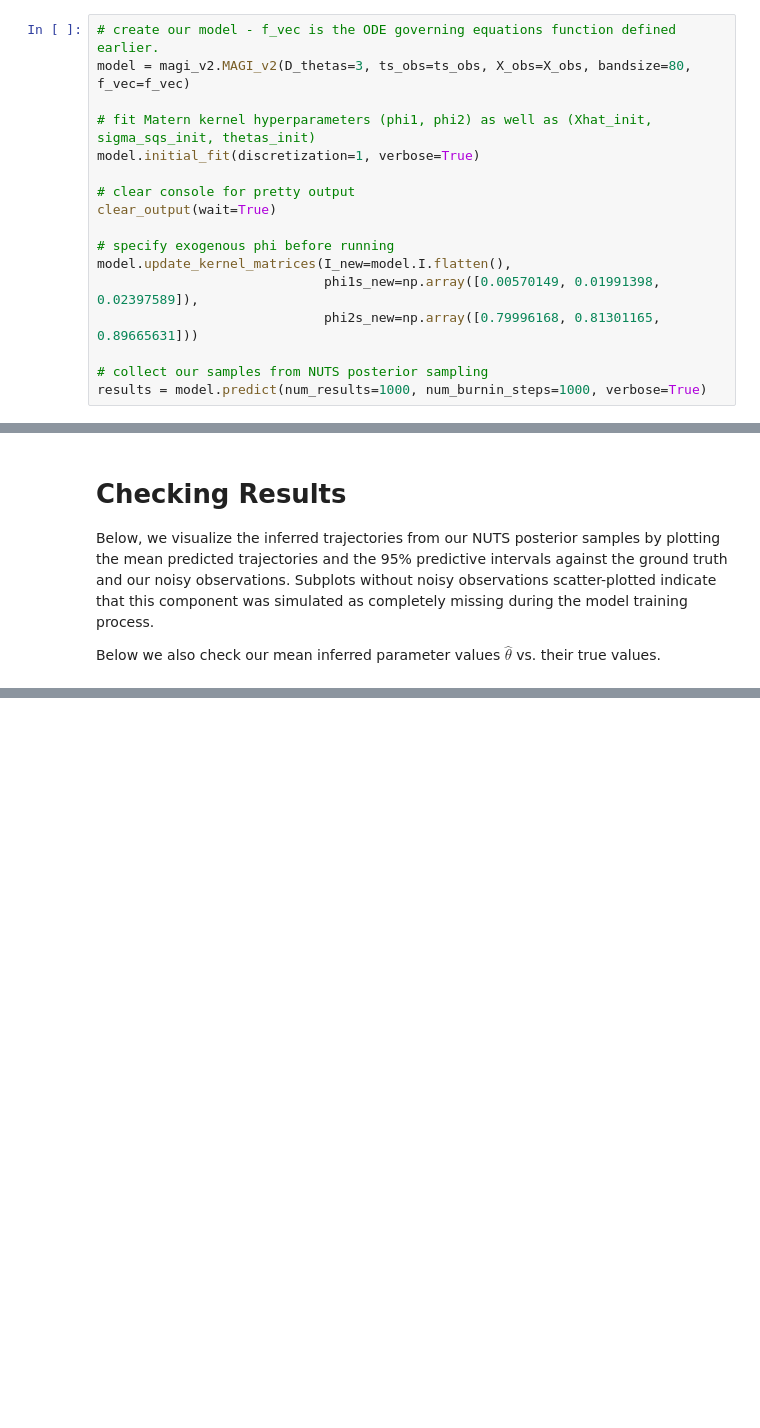
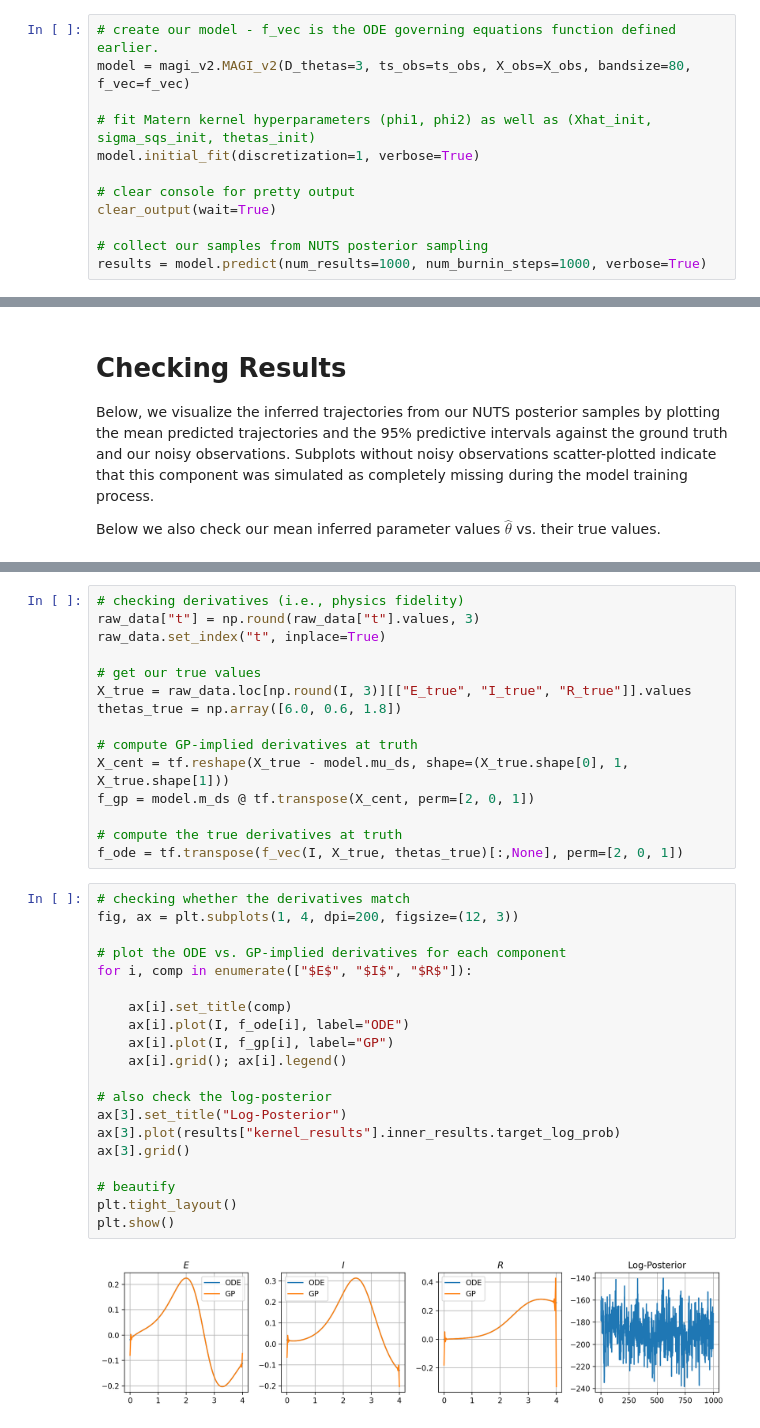
Before and after one commit to sophiaxxiao/magi_v2, a Jupyter notebook: vignette.ipynb, the cells around one changed output, grey strips where cells are left out. Drawn from its saved outputs; the diff is of its cells as text; blank space fills up the shorter version.

```diff
--- a/vignette.ipynb
+++ b/vignette.ipynb
@@ -66,11 +65,6 @@ model.initial_fit(discretization=1, verbose=True)
 # clear console for pretty output
 clear_output(wait=True)
 
-# specify exogenous phi before running
-model.update_kernel_matrices(I_new=model.I.flatten(),
-                             phi1s_new=np.array([0.00570149, 0.01991398, 0.02397589]),
-                             phi2s_new=np.array([0.79996168, 0.81301165, 0.89665631]))
-
 # collect our samples from NUTS posterior sampling
 results = model.predict(num_results=1000, num_burnin_steps=1000, verbose=True)
 # %% [output]
@@ -133,0 +128,37 @@ Estimated Parameters:
+# %%
+# checking derivatives (i.e., physics fidelity)
+raw_data["t"] = np.round(raw_data["t"].values, 3)
+raw_data.set_index("t", inplace=True)
+
+# get our true values
+X_true = raw_data.loc[np.round(I, 3)][["E_true", "I_true", "R_true"]].values
+thetas_true = np.array([6.0, 0.6, 1.8])
+
+# compute GP-implied derivatives at truth
+X_cent = tf.reshape(X_true - model.mu_ds, shape=(X_true.shape[0], 1, X_true.shape[1]))
+f_gp = model.m_ds @ tf.transpose(X_cent, perm=[2, 0, 1])
+
+# compute the true derivatives at truth
+f_ode = tf.transpose(f_vec(I, X_true, thetas_true)[:,None], perm=[2, 0, 1])
+# %%
+# checking whether the derivatives match
+fig, ax = plt.subplots(1, 4, dpi=200, figsize=(12, 3))
+
+# plot the ODE vs. GP-implied derivatives for each component
+for i, comp in enumerate(["$E$", "$I$", "$R$"]):
+
+    ax[i].set_title(comp)
+    ax[i].plot(I, f_ode[i], label="ODE")
+    ax[i].plot(I, f_gp[i], label="GP")
+    ax[i].grid(); ax[i].legend()
+
+# also check the log-posterior
+ax[3].set_title("Log-Posterior")
+ax[3].plot(results["kernel_results"].inner_results.target_log_prob)
+ax[3].grid()
+
+# beautify
+plt.tight_layout()
+plt.show()
+# %% [output]
+[figure, added]
```
Also changed, not shown: parts of 4 cells of this notebook, 22 other files.
